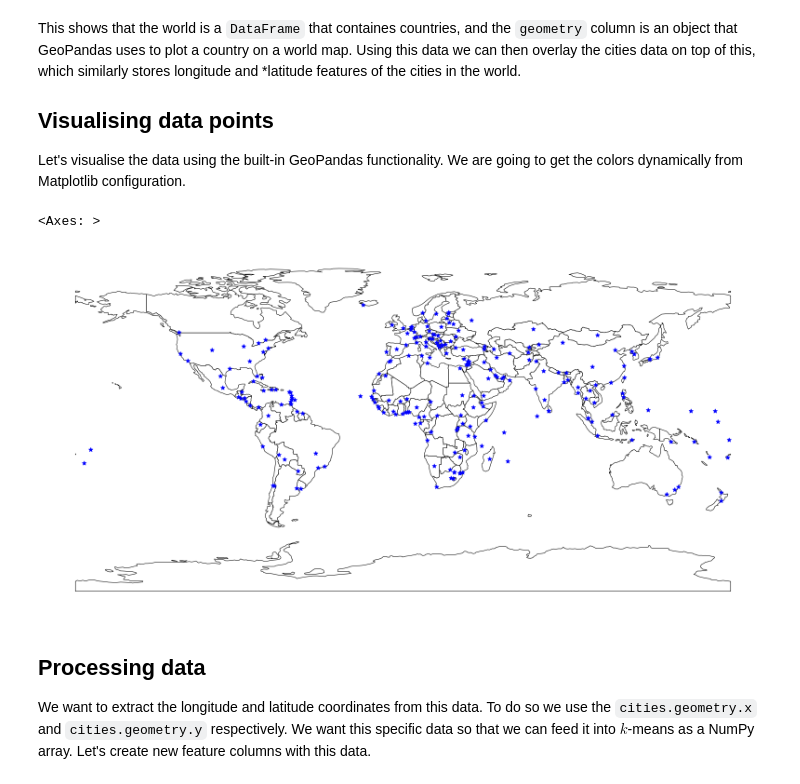
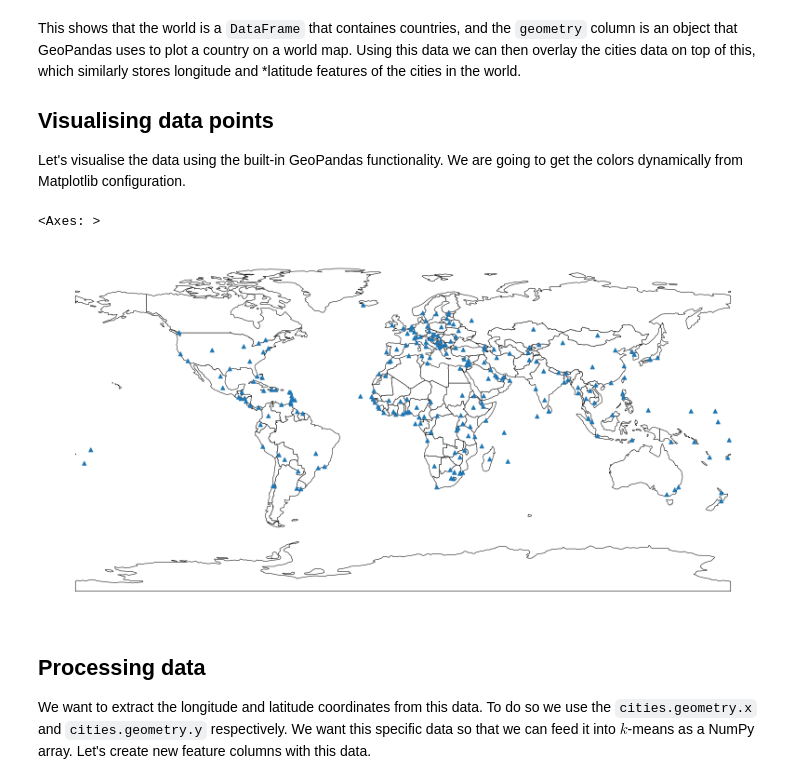
Before and after one commit to faizuddin/ISB46703, a Jupyter notebook: learning/unsupervised_kmeans.ipynb, the cells around one changed output. Saved outputs shown, nothing was run; the diff lists cells and outputs as text; code cells hidden in the pictures.

```diff
--- a/learning/unsupervised_kmeans.ipynb
+++ b/learning/unsupervised_kmeans.ipynb
@@ -317,19 +367,19 @@ Let's visualise the data using the built-in GeoPandas functionality. We are goin
 # %%
 from matplotlib import lines
 
 background_col = plt.rcParams["figure.facecolor"]
 lines_col = plt.rcParams["text.color"]
 
 _,ax = plt.subplots(1, figsize=(20,10))
 base = world.plot(color=background_col, edgecolor=lines_col, linewidth=0.75, ax=ax)
 
 # switch both x and y axes
 ax.set_axis_off()
 
-cities.plot(ax=base, marker="*", c="blue", markersize=40)
+cities.plot(ax=base, marker="^", markersize=40)
 # %% [output]
 <Axes: >
-[figure, old version]
+[figure, new version]
 # %% [markdown]
 ## Processing data
 We want to extract the longitude and latitude coordinates from this data. To do so we use the `cities.geometry.x` and `cities.geometry.y` respectively. We want this specific data so that we can feed it into $k$-means as a NumPy array. Let's create new feature columns with this data.
```
Also changed, not shown: parts of 17 cells of this notebook, 1 other file.
